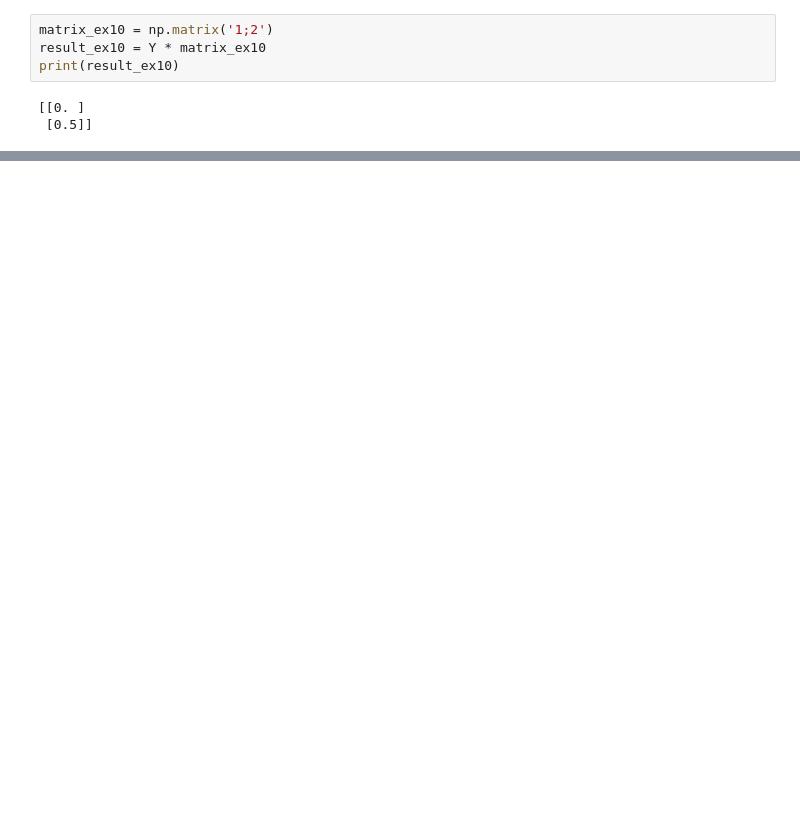
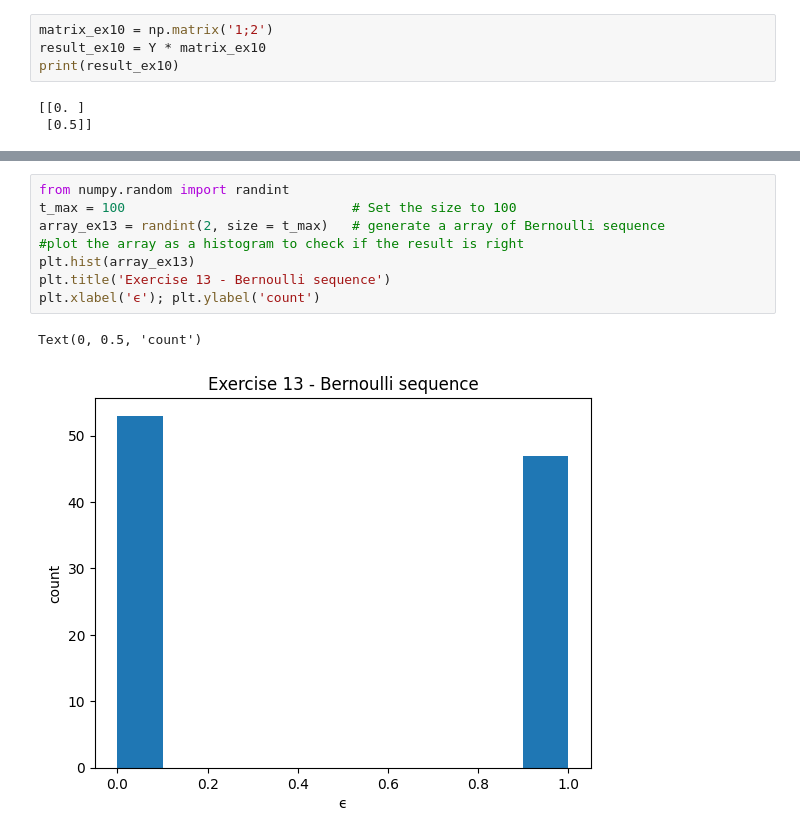
Before and after one commit to izero0324/Scientific-Computing-For-Finance, a Jupyter notebook: lab4/lab4.ipynb, the cells around one changed output, grey strips where cells are left out. Cells and saved outputs as stored; diff of their text form; blank space fills up the shorter version.

```diff
--- a/lab4/lab4.ipynb
+++ b/lab4/lab4.ipynb
@@ -249,0 +301,11 @@ print(result_ex10)
+# %%
+from numpy.random import randint
+t_max = 100                             # Set the size to 100
+array_ex13 = randint(2, size = t_max)   # generate a array of Bernoulli sequence
+#plot the array as a histogram to check if the result is right
+plt.hist(array_ex13)
+plt.title('Exercise 13 - Bernoulli sequence')
+plt.xlabel('ϵ'); plt.ylabel('count')
+# %% [output]
+Text(0, 0.5, 'count')
+[figure, added]
```
Also changed, not shown: parts of 14 cells of this notebook.
